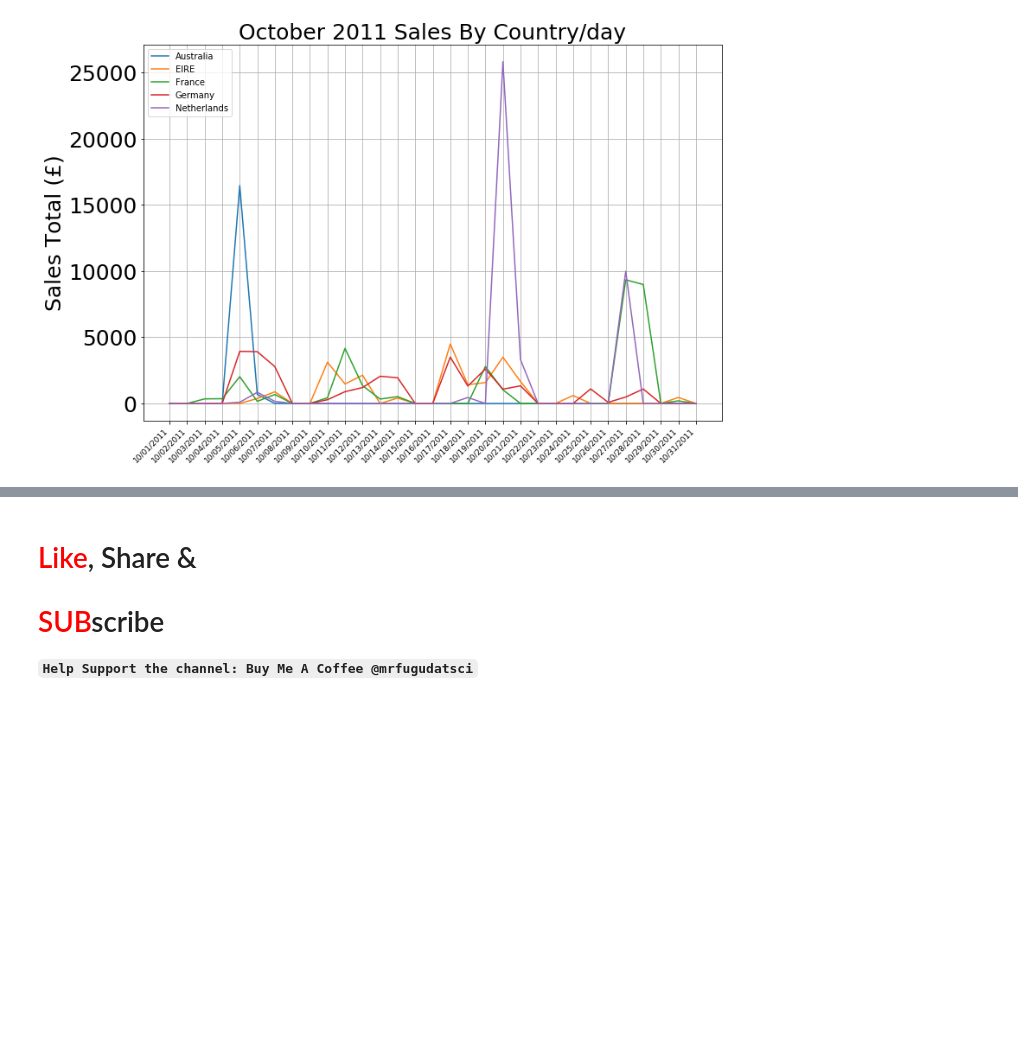
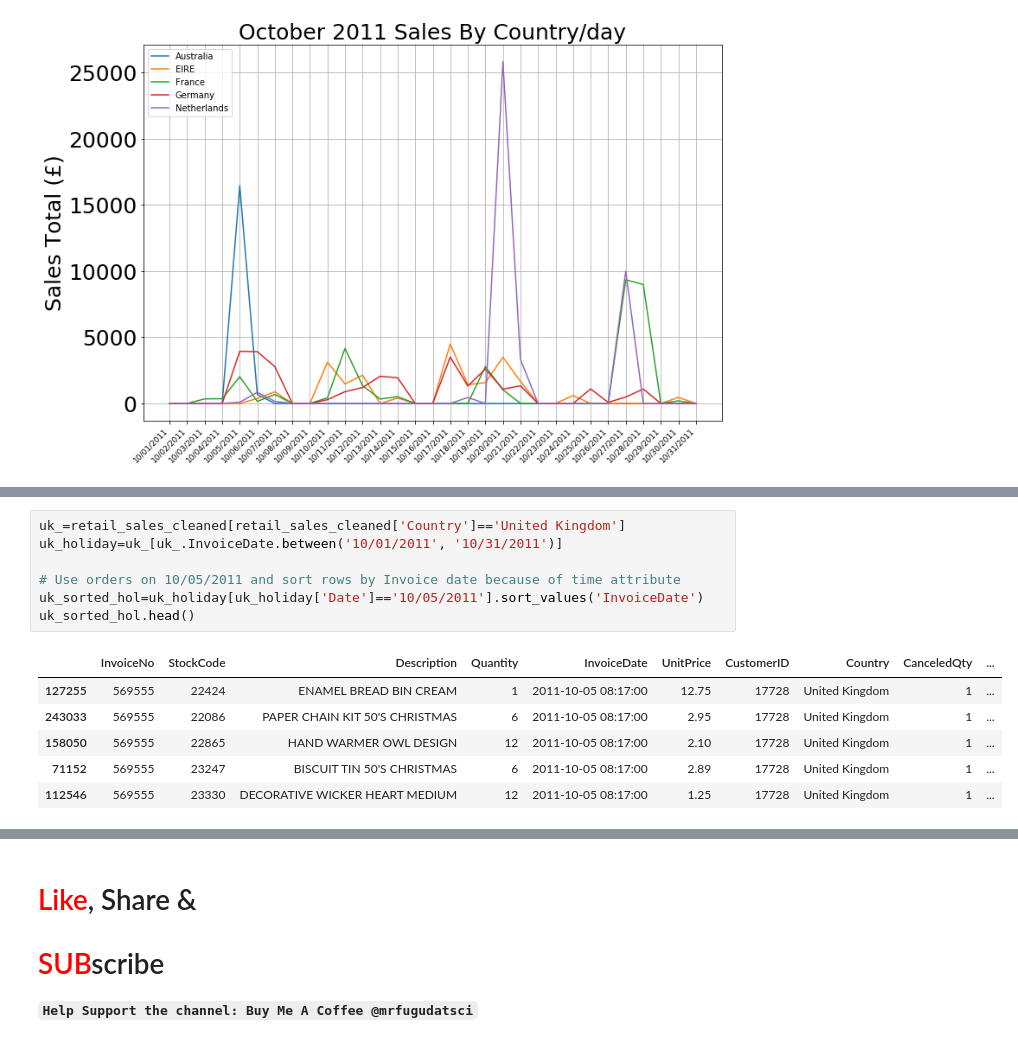
Before and after one commit to MrFuguDataScience/Python_Basics, a Jupyter notebook: time_series_plots.ipynb, the cells around one changed output, grey strips where cells are left out. Cells and saved outputs as stored; diff of their text form; blank space fills up the shorter version.

```diff
--- a/time_series_plots.ipynb
+++ b/time_series_plots.ipynb
@@ -381,0 +386,14 @@ plt.show()
+# %%
+uk_=retail_sales_cleaned[retail_sales_cleaned['Country']=='United Kingdom']
+uk_holiday=uk_[uk_.InvoiceDate.between('10/01/2011', '10/31/2011')]
+
+# Use orders on 10/05/2011 and sort rows by Invoice date because of time attribute
+uk_sorted_hol=uk_holiday[uk_holiday['Date']=='10/05/2011'].sort_values('InvoiceDate')
+uk_sorted_hol.head()
+# %% [output]
+|  | InvoiceNo | StockCode | Description | Quantity | InvoiceDate | UnitPrice | CustomerID | Country | CanceledQty | ... |
+| 127255 | 569555 | 22424 | ENAMEL BREAD BIN CREAM | 1 | 2011-10-05 08:17:00 | 12.75 | 17728 | United Kingdom | 1 | ... |
+| 243033 | 569555 | 22086 | PAPER CHAIN KIT 50'S CHRISTMAS | 6 | 2011-10-05 08:17:00 | 2.95 | 17728 | United Kingdom | 1 | ... |
+| 158050 | 569555 | 22865 | HAND WARMER OWL DESIGN | 12 | 2011-10-05 08:17:00 | 2.10 | 17728 | United Kingdom | 1 | ... |
+| 71152 | 569555 | 23247 | BISCUIT TIN 50'S CHRISTMAS | 6 | 2011-10-05 08:17:00 | 2.89 | 17728 | United Kingdom | 1 | ... |
+| 112546 | 569555 | 23330 | DECORATIVE WICKER HEART MEDIUM | 12 | 2011-10-05 08:17:00 | 1.25 | 17728 | United Kingdom | 1 | ... |
```
Also changed, not shown: parts of 16 cells of this notebook.
